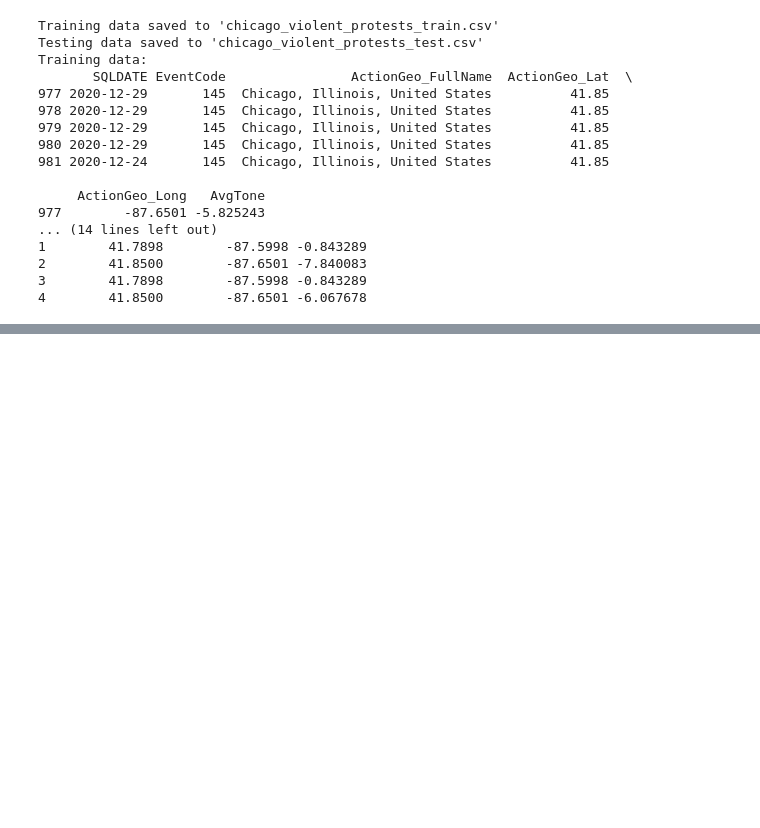
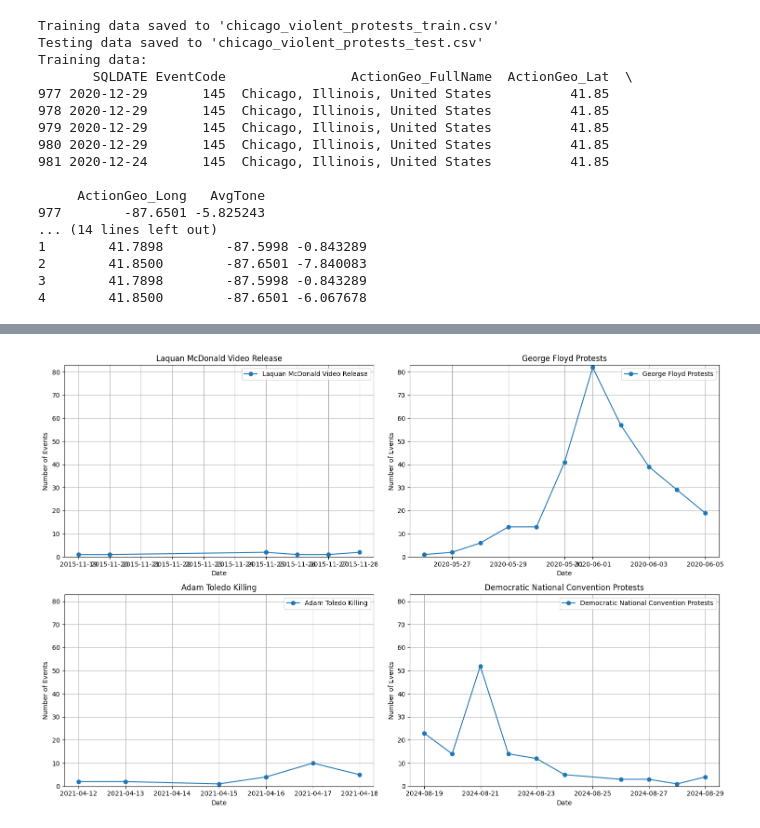
Before and after one commit to wweissbluth/civil_unrest_predictor, a Jupyter notebook: main.ipynb, the cells around one changed output, grey strips where cells are left out. Saved outputs shown, nothing was run; the diff lists cells and outputs as text; code cells hidden in the pictures; blank space fills up the shorter version.

```diff
--- a/main.ipynb
+++ b/main.ipynb
@@ -303,0 +267,40 @@ Testing Data:
+# %%
+# Define the specific events and their dates
+events = {
+    "Laquan McDonald Video Release": "2015-11-24",
+    "George Floyd Protests": "2020-05-31",
+    "Adam Toledo Killing": "2021-04-13",
+    "Democratic National Convention Protests": "2024-08-24"
+}
+
+# Convert event dates to datetime
+events = {event: pd.to_datetime(date) for event, date in events.items()}
+
+# Create subplots
+fig, axes = plt.subplots(2, 2, figsize=(15, 10))
+axes = axes.flatten()
+
+# Determine the y-axis limits based on the maximum number of events in any window
+max_events = 0
+for event, date in events.items():
+    window_data = data[(data['SQLDATE'] >= date - pd.Timedelta(days=5)) & (data['SQLDATE'] <= date + pd.Timedelta(days=5))]
+    max_events = max(max_events, window_data.groupby('SQLDATE').size().max())
+
+for ax, (event, date) in zip(axes, events.items()):
+    # Filter data for the 10-day window around the event
+    window_data = data[(data['SQLDATE'] >= date - pd.Timedelta(days=5)) & (data['SQLDATE'] <= date + pd.Timedelta(days=5))]
+
+    # Group data and ensure alignment
+    grouped_data = window_data.groupby('SQLDATE').size()
+    ax.plot(grouped_data.index, grouped_data.values, marker='o', label=event)
+    ax.set_title(event)
+    ax.set_xlabel('Date')
+    ax.set_ylabel('Number of Events')
+    ax.set_ylim(0, max_events + 1)  # Set the same y-axis limits for all subplots
+    ax.legend()
+    ax.grid(True)
+
+plt.tight_layout()
+plt.show()
+# %% [output]
+[figure, added]
```
Also changed, not shown: parts of 21 cells of this notebook, 2 other files.
